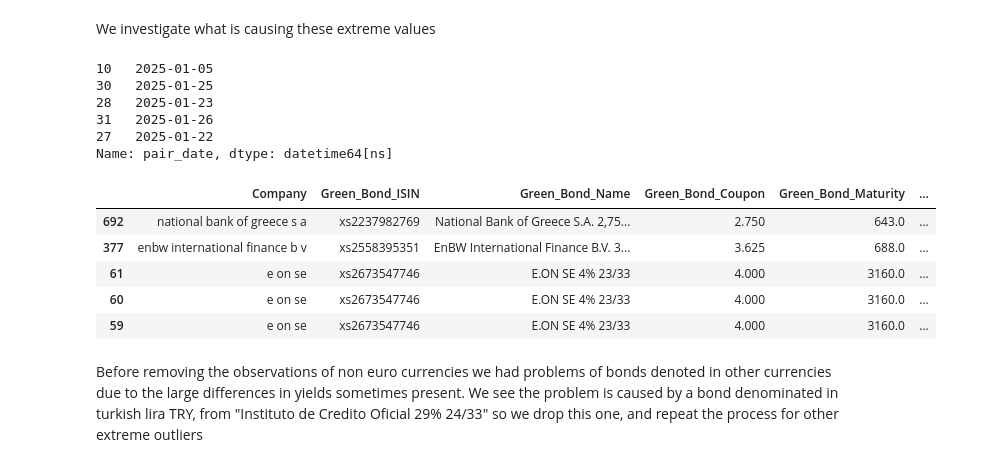
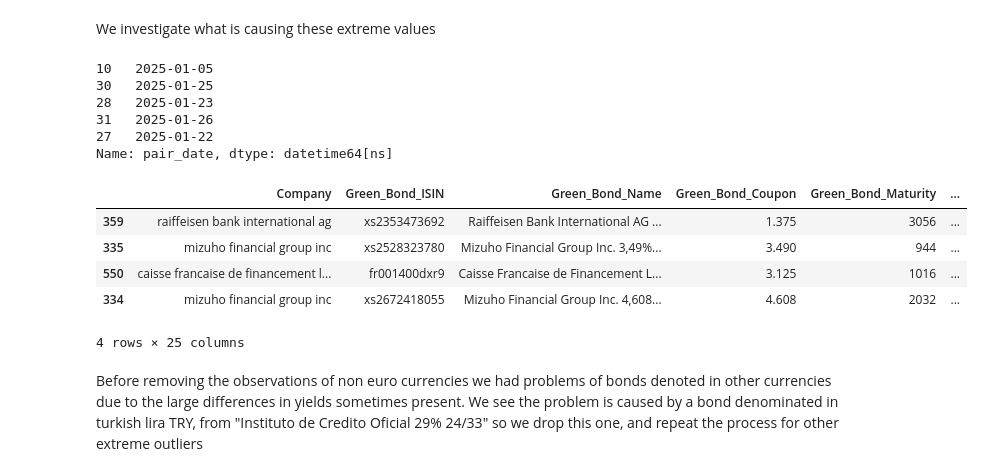
Before and after one commit to Fijiman001/EGR-Empirical-Project, a Jupyter notebook: Econometrics/code_matching_method.ipynb, the cells around one changed output. Cells and saved outputs as stored; diff of their text form; code cells hidden in the pictures.

```diff
--- a/Econometrics/code_matching_method.ipynb
+++ b/Econometrics/code_matching_method.ipynb
@@ -242,6 +260,8 @@ def match_green_bonds_one_to_one_all_obs_with_time(df, time_weight=1.0):
     df['YTM'] = pd.to_numeric(df['YTM'], errors='coerce')
     df['Coupon'] = pd.to_numeric(df['Coupon'], errors='coerce')
     df['days_to_maturity'] = pd.to_numeric(df['days_to_maturity'], errors='coerce')
+    df['Modified Duration'] = pd.to_numeric(df['Modified Duration'], errors='coerce')
+    df['Last Price'] = pd.to_numeric(df['Last Price'], errors='coerce')
 
     # Compute emission_year from columns that start with 'Emission_year_'
     emission_cols = [col for col in df.columns if col.startswith('Emission_year_')]
@@ -303,6 +323,8 @@ def match_green_bonds_one_to_one_all_obs_with_time(df, time_weight=1.0):
                 'Green_Bond_Maturity': green_obs['days_to_maturity'],
                 'Green_Bond_Emission_Year': green_obs['emission_year'],
                 'Green_Bond_YTM': green_obs['YTM'],
+                'Green_Bond_Price': green_obs['Last Price'],
+                'Green_Bond_Mdur': green_obs['Modified Duration'],
                 'Green_Bond_DateTime': green_obs['DateTime'],
                 'Conv_Bond_ISIN': conv_obs['ISIN'],
                 'Conv_Bond_Name': conv_obs.get('Name', 'Unknown'),
@@ -310,6 +332,8 @@ def match_green_bonds_one_to_one_all_obs_with_time(df, time_weight=1.0):
                 'Conv_Bond_Maturity': conv_obs['days_to_maturity'],
                 'Conv_Bond_Emission_Year': conv_obs['emission_year'],
                 'Conv_Bond_YTM': conv_obs['YTM'],
+                'Conv_Bond_Price': conv_obs['Last Price'],
+                'Conv_Bond_Mdur': conv_obs['Modified Duration'],
                 'Conv_Bond_DateTime': conv_obs['DateTime'],
                 'Matching_Distance': distance_matrix[r, c]
             })
@@ -321,6 +345,9 @@ matched_df = match_green_bonds_one_to_one_all_obs_with_time(df_matched)
 # %%
 # Create a new column for the YTM difference (green bond YTM minus conventional bond YTM)
 matched_df['YTM_diff'] = matched_df['Green_Bond_YTM'] - matched_df['Conv_Bond_YTM']
+matched_df['Mdur_diff'] = matched_df['Green_Bond_Mdur'] - matched_df['Conv_Bond_Mdur']
+matched_df['Coupon_diff'] = matched_df['Green_Bond_Coupon'] - matched_df['Conv_Bond_Coupon']
+matched_df['days_to_maturity_diff'] = matched_df['Green_Bond_Maturity'] - matched_df['Conv_Bond_Maturity']
 print(matched_df.head())
 print(matched_df['YTM_diff'].describe())
 # %% [output]
@@ -445,34 +477,34 @@ We investigate what is causing these extreme values
 # %%
 extreme_dates = daily_stats.head()['pair_date']
 print(extreme_dates)
 
 # Ensure the DateTime columns are datetime objects
 matched_df['Green_Bond_DateTime'] = pd.to_datetime(matched_df['Green_Bond_DateTime'])
 matched_df['Conv_Bond_DateTime'] = pd.to_datetime(matched_df['Conv_Bond_DateTime'])
 matched_df['pair_date'] = pd.to_datetime(
     (matched_df['Green_Bond_DateTime'].astype(np.int64) + matched_df['Conv_Bond_DateTime'].astype(np.int64)) // 2
 )
 
 # looking at the df we used to calculate the average yields, only looking at the first extreme date: 2025-01-14
 # matched_df[matched_df['pair_date'] == extreme_dates.iloc[0]].sort_values('YTM_diff')
 
 # we want to only extract the date from pair_date from the matched_df, it contains the date and time, but we want to match by date only
 matched_df['pair_date'] = matched_df['pair_date'].dt.date
 matched_df['pair_date'] = pd.to_datetime(matched_df['pair_date'])
-matched_df[matched_df['pair_date'] == '2025-01-05'].sort_values('YTM_diff').head()
+matched_df[matched_df['pair_date'] == '2025-01-25'].sort_values('YTM_diff').head()
 # %% [output]
 10   2025-01-05
 30   2025-01-25
 28   2025-01-23
 31   2025-01-26
 27   2025-01-22
 Name: pair_date, dtype: datetime64[ns]
 |  | Company | Green_Bond_ISIN | Green_Bond_Name | Green_Bond_Coupon | Green_Bond_Maturity | ... |
-| 692 | national bank of greece s a | xs2237982769 | National Bank of Greece S.A. 2,75... | 2.750 | 643.0 | ... |
-| 377 | enbw international finance b v | xs2558395351 | EnBW International Finance B.V. 3... | 3.625 | 688.0 | ... |
-| 61 | e on se | xs2673547746 | E.ON SE 4% 23/33 | 4.000 | 3160.0 | ... |
-| 60 | e on se | xs2673547746 | E.ON SE 4% 23/33 | 4.000 | 3160.0 | ... |
-| 59 | e on se | xs2673547746 | E.ON SE 4% 23/33 | 4.000 | 3160.0 | ... |
+| 359 | raiffeisen bank international ag | xs2353473692 | Raiffeisen Bank International AG ... | 1.375 | 3056 | ... |
+| 335 | mizuho financial group inc | xs2528323780 | Mizuho Financial Group Inc. 3,49%... | 3.490 | 944 | ... |
+| 550 | caisse francaise de financement l... | fr001400dxr9 | Caisse Francaise de Financement L... | 3.125 | 1016 | ... |
+| 334 | mizuho financial group inc | xs2672418055 | Mizuho Financial Group Inc. 4,608... | 4.608 | 2032 | ... |
+4 rows × 25 columns
 # %% [markdown]
 Before removing the observations of non euro currencies we had problems of bonds denoted in other currencies due to the large differences in yields sometimes present. We see the problem is caused by a bond denominated in turkish lira TRY, from "Instituto de Credito Oficial 29% 24/33" so we drop this one, and repeat the process for other extreme outliers
 # %%
```
Also changed, not shown: parts of 11 cells of this notebook.
